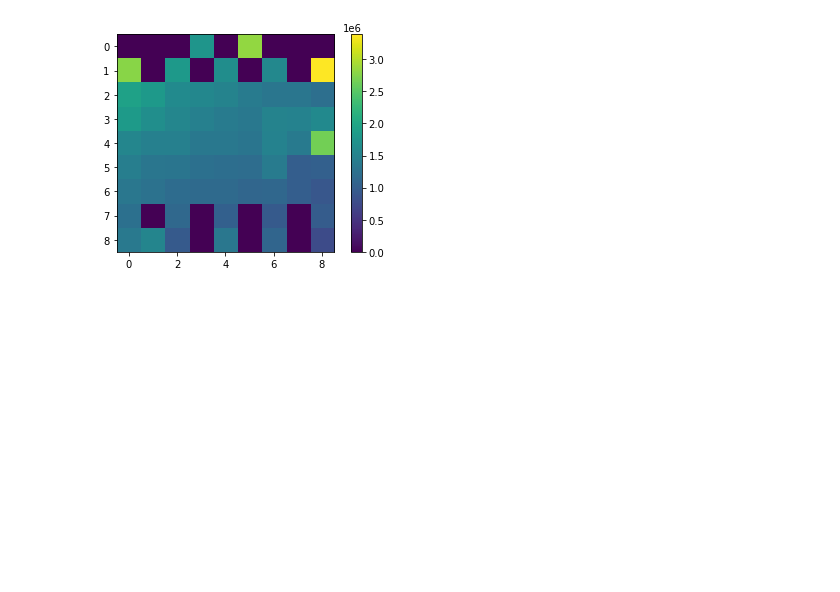
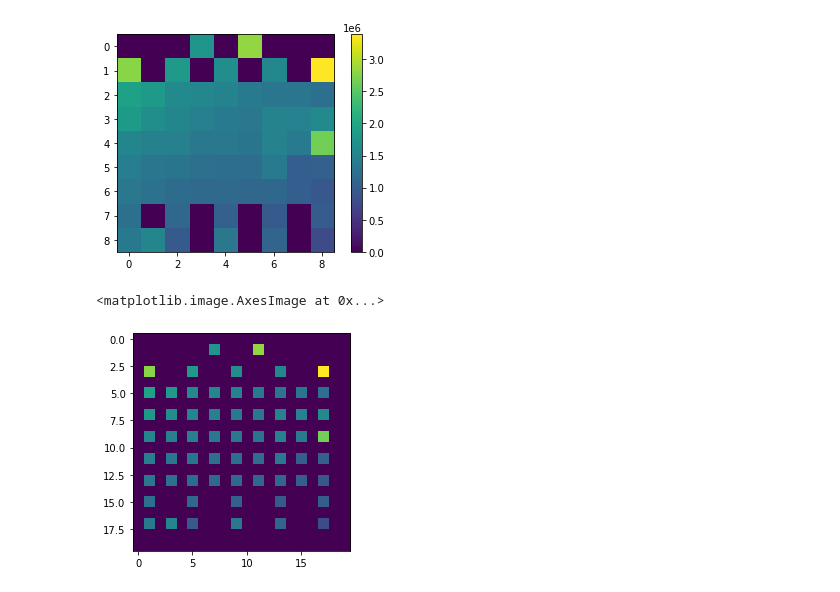
Before and after one commit to alifele/Brain_Computer_Interface, a Jupyter notebook: FFT_and_findingMotor_Cortex.ipynb, the cells around one changed output. Cells and saved outputs as stored; diff of their text form; code cells hidden in the pictures; blank space fills up the shorter version.

```diff
--- a/FFT_and_findingMotor_Cortex.ipynb
+++ b/FFT_and_findingMotor_Cortex.ipynb
@@ -125,3 +146,12 @@ plt.colorbar()
 # %% [output]
 <matplotlib.colorbar.Colorbar at 0x...>
 [figure]
+# %%
+high_res = np.zeros((20,20))
+# %%
+high_res[1:-1:2,1:-1:2] = scalp_plotter(power[4],0)
+# %%
+plt.imshow(high_res)
+# %% [output]
+<matplotlib.image.AxesImage at 0x...>
+[figure, added]
```
Also changed, not shown: parts of 25 cells of this notebook.
